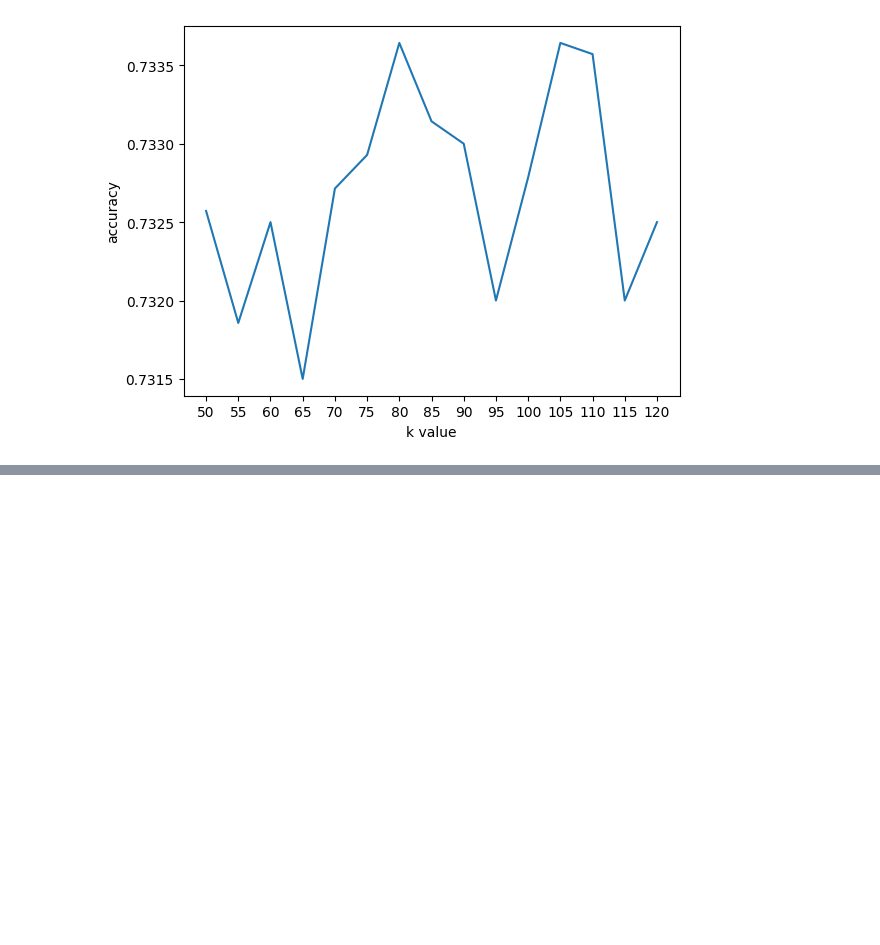
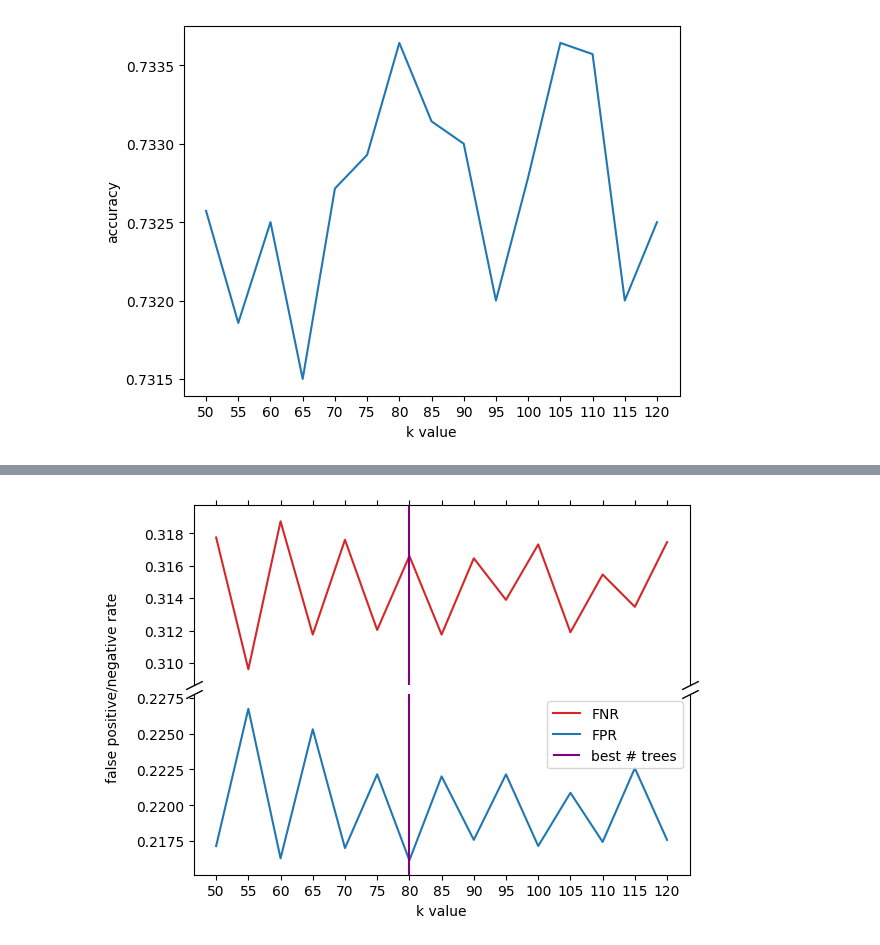
Before and after one commit to MengyangHe1/heart_disease_prediction, a Jupyter notebook: milo_heart_disease_prediction.ipynb, the cells around one changed output, grey strips where cells are left out. Saved outputs shown, nothing was run; the diff lists cells and outputs as text; code cells hidden in the pictures; blank space fills up the shorter version.

```diff
--- a/milo_heart_disease_prediction.ipynb
+++ b/milo_heart_disease_prediction.ipynb
@@ -227,3 +205,72 @@ plt.show()
+# %%
+# K-NN false positive/negative plot
+
+'''
+READ: commented code below plots data on top of each other w/ separate y axes
+   run this commented code instead if the uncommented code results in a weird-looking graph
+'''
+# fig, ax1 = plt.subplots()
+
+# color = 'tab:blue'
+# ax1.set_ylabel('false positive rate', color=color)
+# ax1.set_xlabel('k value')
+# ax1.plot(knn_false_pos, label='FPR', color=color)
+# ax1.tick_params(axis='y', labelcolor=color)
+
+# ax2 = ax1.twinx()
+
+# color = 'tab:red'
+# ax2.set_ylabel('false negative rate', color=color)
+# ax2.plot(knn_false_neg, label='FNR', color=color)
+# ax2.tick_params(axis='y', labelcolor=color)
+
+# plt.xticks(range(len(neighbors)), neighbors)
+# plt.show()
+
+
+'''
+broken axis code from https://matplotlib.org/stable/gallery/subplots_axes_and_figures/broken_axis.html
+'''
+
+fig, (ax1, ax2) = plt.subplots(2, 1, sharex=True)
+fig.subplots_adjust(hspace=0.05)  # adjust space between axes
+
+ax1.plot(knn_false_neg, label='FNR', color='tab:red')
+ax2.plot(knn_false_pos, label='FPR', color='tab:blue')
+
+ax2.set_xlabel('k value')
+ax2.set_ylabel('false positive/negative rate')
+ax2.yaxis.set_label_coords(0.01, 0.5, transform=fig.transFigure)
+
+ax1.set_ylim(min(knn_false_neg) - .001, max(knn_false_neg) + .001)
+ax2.set_ylim(min(knn_false_pos) - .001, max(knn_false_pos) + .001)
+
+ax1.spines.bottom.set_visible(False)
+ax2.spines.top.set_visible(False)
+
+ax1.xaxis.tick_top()
+ax1.tick_params(labeltop=False)  # don't put tick labels at the top
+ax2.xaxis.tick_bottom()
+
+# axis break
+d = .5  # proportion of vertical to horizontal extent of the slanted line
+kwargs = dict(marker=[(-1, -d), (1, d)], markersize=12,
+              linestyle="none", color='k', mec='k', mew=1, clip_on=False)
+ax1.plot([0, 1], [0, 0], transform=ax1.transAxes, **kwargs)
+ax2.plot([0, 1], [1, 1], transform=ax2.transAxes, **kwargs)
+
+ax1.vlines(x=bestK, ymin=0, ymax=1, colors='purple')
+ax2.vlines(x=bestK, ymin=0, ymax=1, colors='purple', label='best # trees')
+
+# makes joint legend for two axes: from https://stackoverflow.com/questions/5484922/secondary-axis-with-twinx-how-to-add-to-legend
+lines, labels = ax1.get_legend_handles_labels()
+lines2, labels2 = ax2.get_legend_handles_labels()
+ax2.legend(lines + lines2, labels + labels2, loc=1)
+
+plt.xticks(range(len(neighbors)), neighbors)
+plt.show()
+# %% [output]
+[figure, added]
 # %%
 from sklearn.ensemble import RandomForestClassifier
 
```
Also changed, not shown: parts of 11 cells of this notebook.
